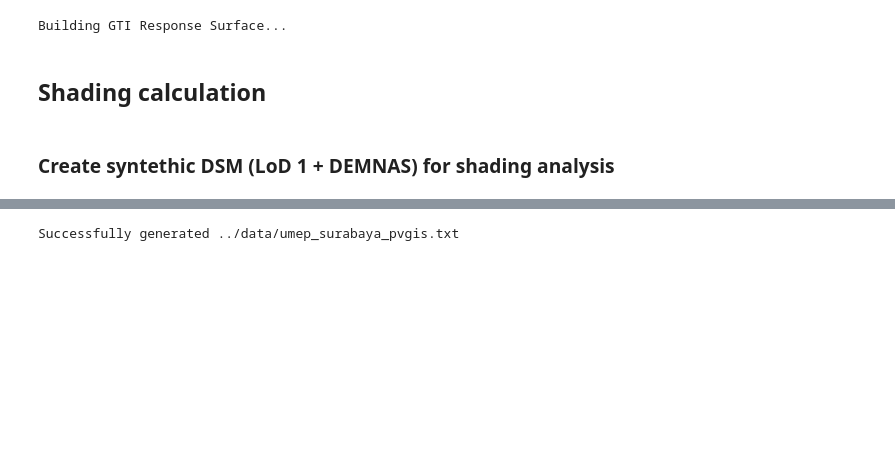
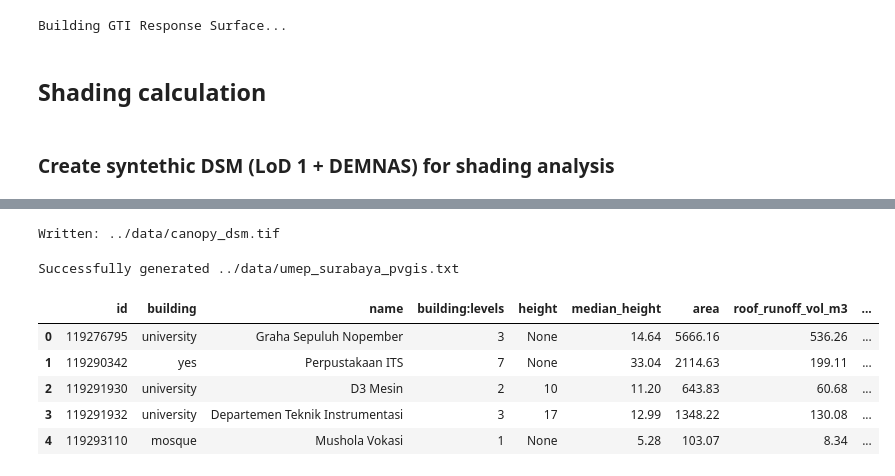
Before and after one commit to dimasrdwiaji/its-dt, a Jupyter notebook: scripts/its_dt.ipynb, the cells around one changed output, grey strips where cells are left out. Drawn from its saved outputs; the diff is of its cells as text; code cells hidden in the pictures; blank space fills up the shorter version.

```diff
--- a/scripts/its_dt.ipynb
+++ b/scripts/its_dt.ipynb
@@ -814,3 +931,38 @@ with rasterio.open(OUT, "w", **profile) as dst:
+# %%
+# Tree canopy DSM
+# Reproject onto same output grid
+with rasterio.open(CANOPY) as src:
+    canopy_arr = src.read(1, masked=True)
+    canopy_src_transform = src.transform
+    canopy_src_crs = src.crs
+
+canopy_h = np.zeros((height, width), dtype="float32")
+
+reproject(
+    source=canopy_arr.filled(0).astype("float32"),
+    destination=canopy_h,
+    src_transform=canopy_src_transform,
+    src_crs=canopy_src_crs,
+    dst_transform=transform,
+    dst_crs=UTM,
+    resampling=Resampling.bilinear,
+    src_nodata=0,
+    dst_nodata=0,
+)
+
+# Canopy top elevation (absolute) = ground + relative canopy height ---
+canopy_dsm = (dem + canopy_h).astype("float32")
+
+# Change anything below 0 to 0
+canopy_dsm[canopy_dsm < 0] = 0
+
+# Write raster
+with rasterio.open(OUT_CANOPY, "w", **profile) as dst:
+    dst.write(canopy_dsm, 1)
+
+print(f"Written: {OUT_CANOPY}")
+# %% [output]
+Written: ../data/canopy_dsm.tif
 # %%
 # Create TMY file in UMEP accepted format
 def create_umep_met_file(
@@ -867,0 +1041,12 @@ Successfully generated ../data/umep_surabaya_pvgis.txt
+# %%
+# Check shading data
+building_shade = gpd.read_file("../data/buildings_l_shade.geojson")
+
+building_shade.head()
+# %% [output]
+|  | id | building | name | building:levels | height | median_height | area | roof_runoff_vol_m3 | ... |
+| 0 | 119276795 | university | Graha Sepuluh Nopember | 3 | None | 14.64 | 5666.16 | 536.26 | ... |
+| 1 | 119290342 | yes | Perpustakaan ITS | 7 | None | 33.04 | 2114.63 | 199.11 | ... |
+| 2 | 119291930 | university | D3 Mesin | 2 | 10 | 11.20 | 643.83 | 60.68 | ... |
+| 3 | 119291932 | university | Departemen Teknik Instrumentasi | 3 | 17 | 12.99 | 1348.22 | 130.08 | ... |
+| 4 | 119293110 | mosque | Mushola Vokasi | 1 | None | 5.28 | 103.07 | 8.34 | ... |
```
Also changed, not shown: parts of 24 cells of this notebook, 21 other files.
